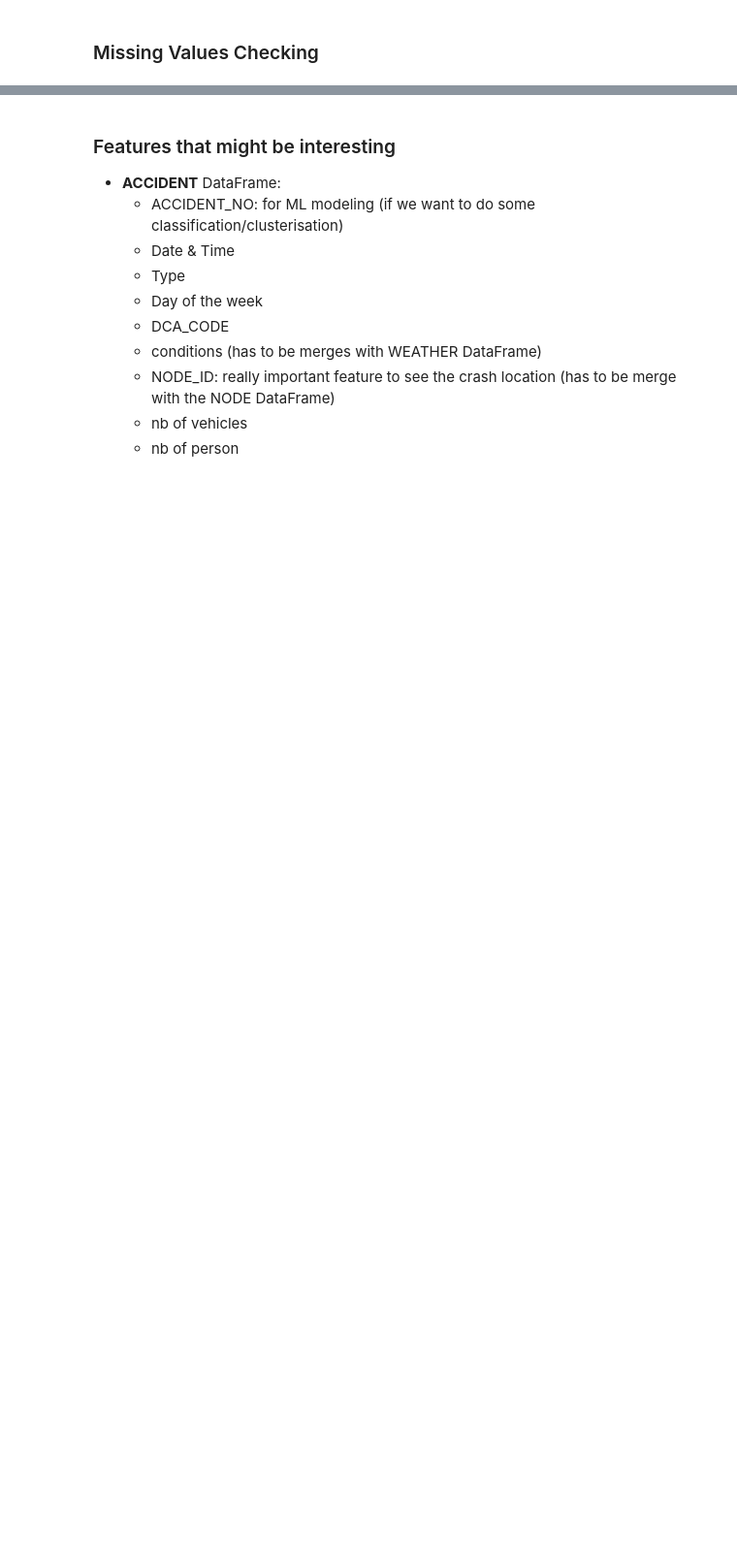
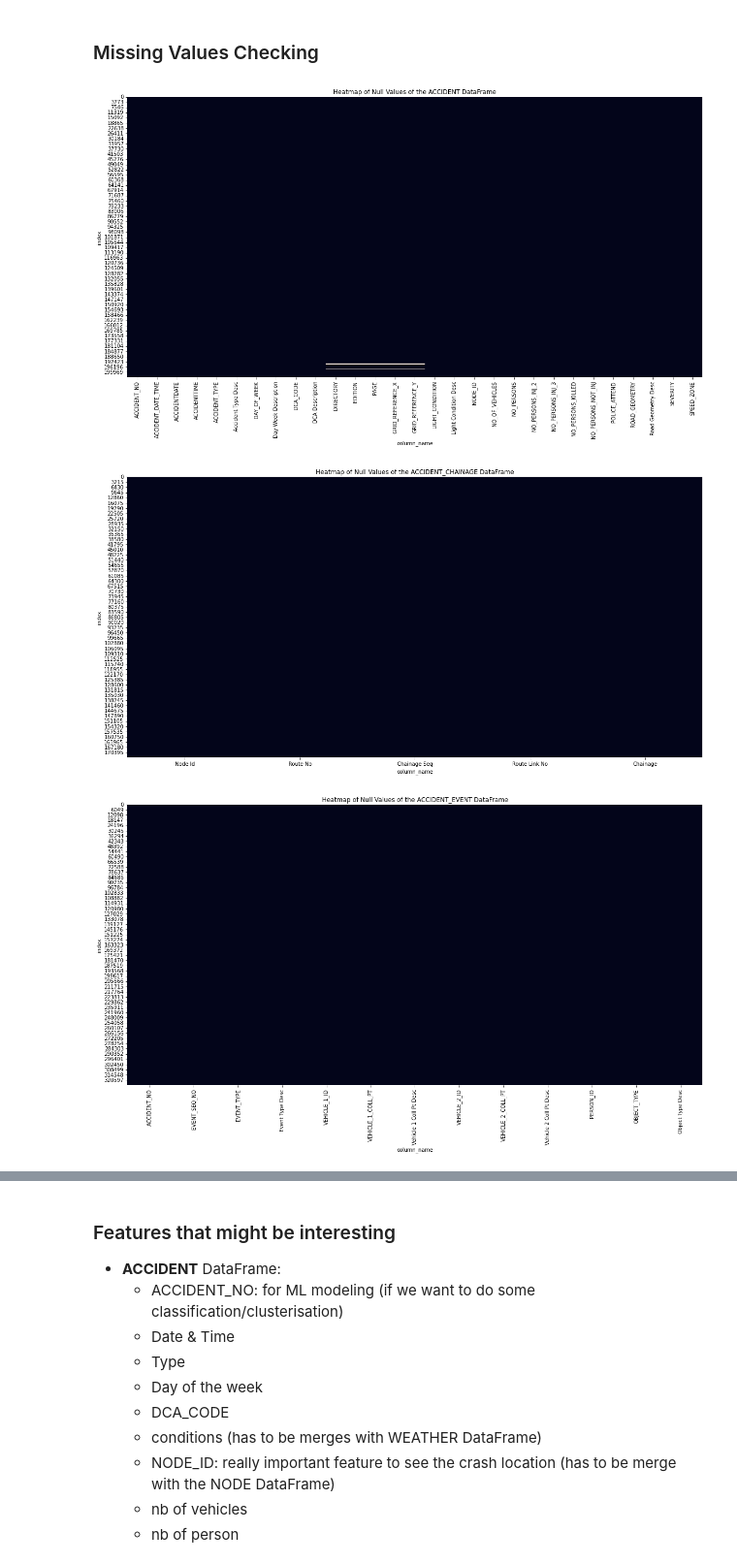
Before and after one commit to lethib/enea_study_case, a Jupyter notebook: data_exploration.ipynb, the cells around one changed output, grey strips where cells are left out. Shown at 97% size. Drawn from its saved outputs; the diff is of its cells as text; code cells hidden in the pictures; blank space fills up the shorter version.

Commit message:
missing values checked

```diff
--- a/data_exploration.ipynb
+++ b/data_exploration.ipynb
@@ -252,2 +211,19 @@ PERSON -> PEDEST_MOVEMENT: same remark
 # %% [markdown]
 ### Missing Values Checking
+# %%
+# Display null values
+
+def display_null_val(name, dataframe: pd.DataFrame) -> None:
+    plt.figure(figsize=(20,10))
+    sns.heatmap(dataframe.isnull(), cbar=False)
+    plt.ylabel('index')
+    plt.xlabel('column_name')
+    plt.title(f'Heatmap of Null Values of the {name} DataFrame')
+    plt.show()
+
+for df_name, df in dict_df.items():
+    display_null_val(df_name, df)
+# %% [output]
+[figure, added]
+[figure, added]
+[figure, added]
```
Also changed, not shown: parts of 6 cells of this notebook.
